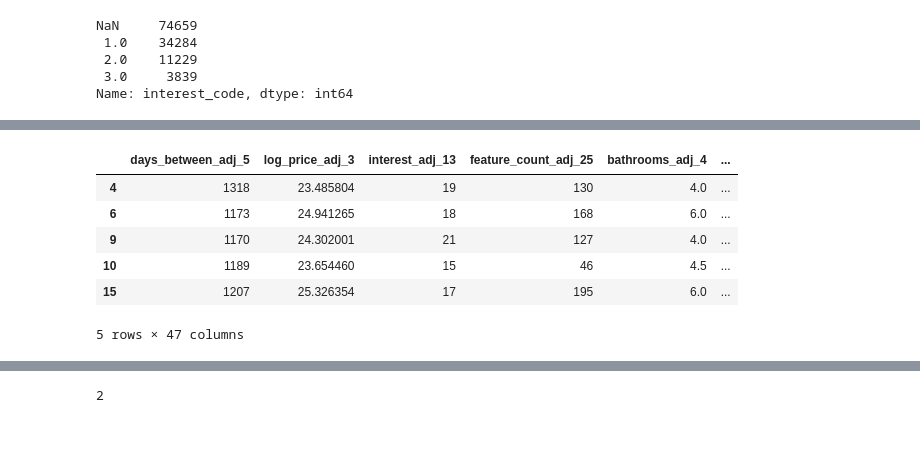
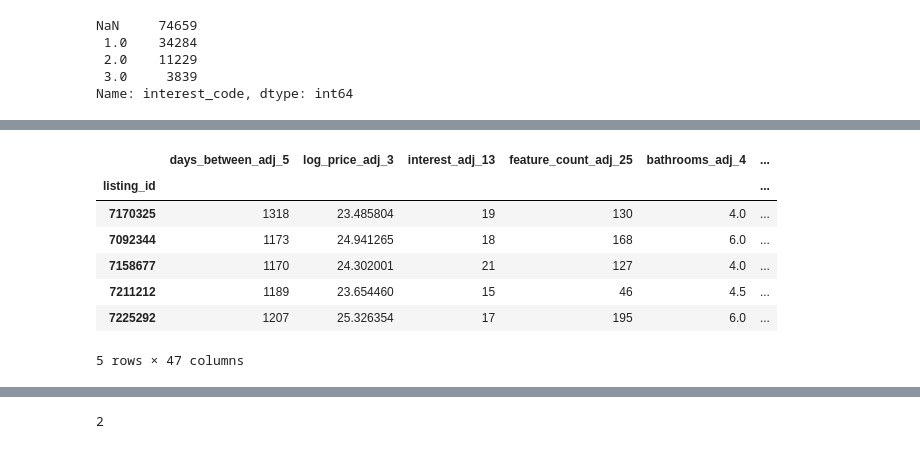
Before and after one commit to vb8190/7406_latest, a Jupyter notebook: 7406DataMiningProject/vikas/ipython_notebooks/7406_Final_Project.ipynb, the cells around one changed output, grey strips where cells are left out. Drawn from its saved outputs; the diff is of its cells as text; code cells hidden in the pictures.

```diff
--- a/7406DataMiningProject/vikas/ipython_notebooks/7406_Final_Project.ipynb
+++ b/7406DataMiningProject/vikas/ipython_notebooks/7406_Final_Project.ipynb
@@ -303,21 +76,23 @@ train_df.head()
 # %%
 X = train_df.iloc[:,3:50]
+X.index = train_df['listing_id']
 train_y = train_df["interest_code"]
 from sklearn.preprocessing import LabelBinarizer
 X.head()
 #encoder = LabelBinarizer()
 #train_y = encoder.fit_transform(y)
 #train_y = transformed_y.transform(y)
 #target_num_map = {'high':0, 'medium':1, 'low':2}
 #train_y = np.array(train_df['interest_level'].apply(lambda x: target_num_map[x]))
 #X.head()
 #y.head()
 #train_y
 # %% [output]
 |  | days_between_adj_5 | log_price_adj_3 | interest_adj_13 | feature_count_adj_25 | bathrooms_adj_4 | ... |
-| 4 | 1318 | 23.485804 | 19 | 130 | 4.0 | ... |
-| 6 | 1173 | 24.941265 | 18 | 168 | 6.0 | ... |
-| 9 | 1170 | 24.302001 | 21 | 127 | 4.0 | ... |
-| 10 | 1189 | 23.654460 | 15 | 46 | 4.5 | ... |
-| 15 | 1207 | 25.326354 | 17 | 195 | 6.0 | ... |
+| listing_id |  |  |  |  |  | ... |
+| 7170325 | 1318 | 23.485804 | 19 | 130 | 4.0 | ... |
+| 7092344 | 1173 | 24.941265 | 18 | 168 | 6.0 | ... |
+| 7158677 | 1170 | 24.302001 | 21 | 127 | 4.0 | ... |
+| 7211212 | 1189 | 23.654460 | 15 | 46 | 4.5 | ... |
+| 7225292 | 1207 | 25.326354 | 17 | 195 | 6.0 | ... |
 5 rows × 47 columns
```
Also changed, not shown: parts of 54 cells of this notebook.
